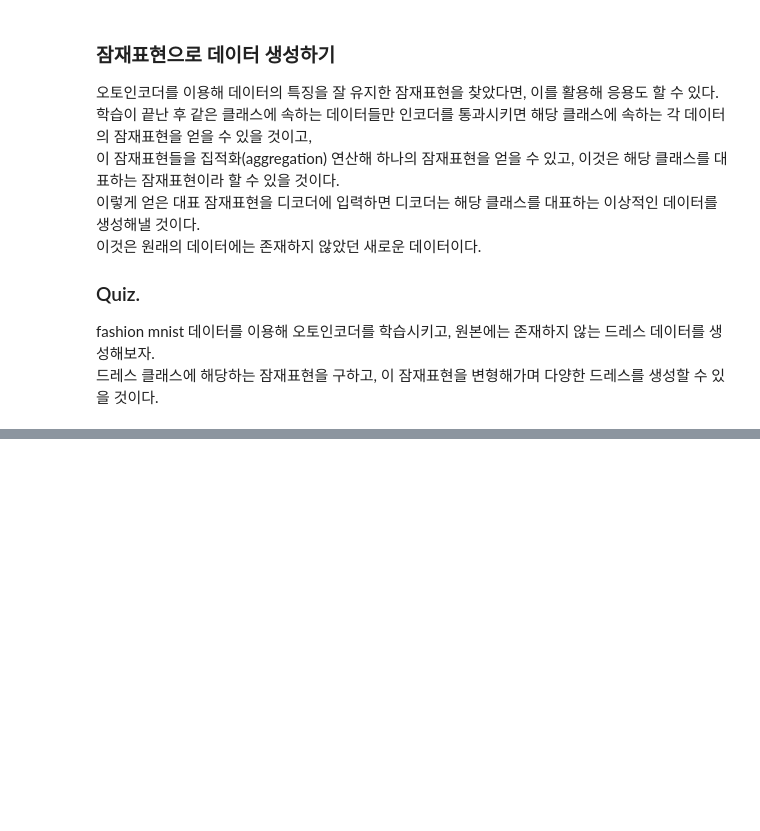
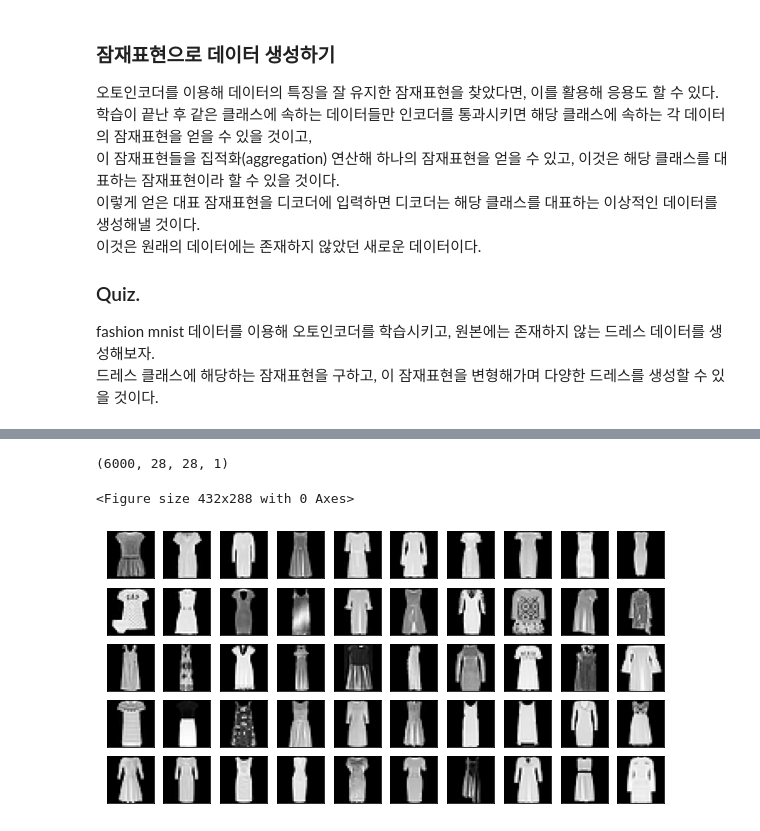
Before and after one commit to yeon93/Euddeum_ML_book_review, a Jupyter notebook: 18_autoencoder.ipynb, the cells around one changed output, grey strips where cells are left out. Cells and saved outputs as stored; diff of their text form; code cells hidden in the pictures; blank space fills up the shorter version.

```diff
--- a/18_autoencoder.ipynb
+++ b/18_autoencoder.ipynb
@@ -348,3 +348,23 @@ plot_images(5,10,recovered_test_samples.reshape(-1,28,28))
 ### Quiz.
 fashion mnist 데이터를 이용해 오토인코더를 학습시키고, 원본에는 존재하지 않는 드레스 데이터를 생성해보자.
 드레스 클래스에 해당하는 잠재표현을 구하고, 이 잠재표현을 변형해가며 다양한 드레스를 생성할 수 있을 것이다.
+# %%
+from tensorflow import keras
+import numpy as np
+import matplotlib.pyplot as plt
+
+def plot_images(nRow, nCol, img, cmap='gray'):
+    fig = plt.figure()
+    fig, ax = plt.subplots(nRow, nCol, figsize=(nCol, nRow))
+    for i in range(nRow):
+        for j in range(nCol):
+            if nRow <= 1:
+                axis = ax[j]
+            else:
+                axis = ax[i, j]
+            axis.get_xaxis().set_visible(False)
+            axis.get_yaxis().set_visible(False)
+            axis.imshow(img[i*nCol + j], cmap=cmap)
+
+(x_train, y_train), (x_test, y_test) = keras.datasets.fashion_mnist.load_data()
+x_train.shape, x_test.shape
@@ -350,0 +439,12 @@ fashion mnist 데이터를 이용해 오토인코더를 학습시키고, 원본
+# %%
+#인코더에 제공할 드레스 데이터만 뽑아내기
+dress_data = x_train[y_train==3]
+
+dress_data.shape
+# %% [output]
+(6000, 28, 28, 1)
+# %%
+plot_images(5, 10, dress_data.reshape(-1, 28, 28))
+# %% [output]
+<Figure size 432x288 with 0 Axes>
+[figure, added]
```
Also changed, not shown: parts of 9 cells of this notebook, 1 other file.
